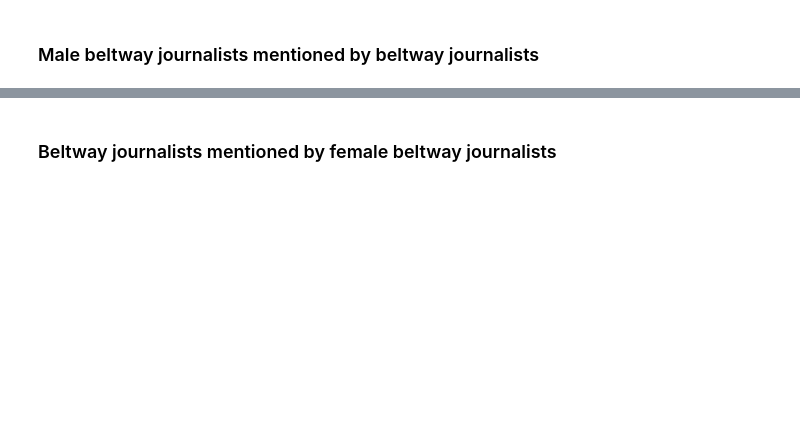
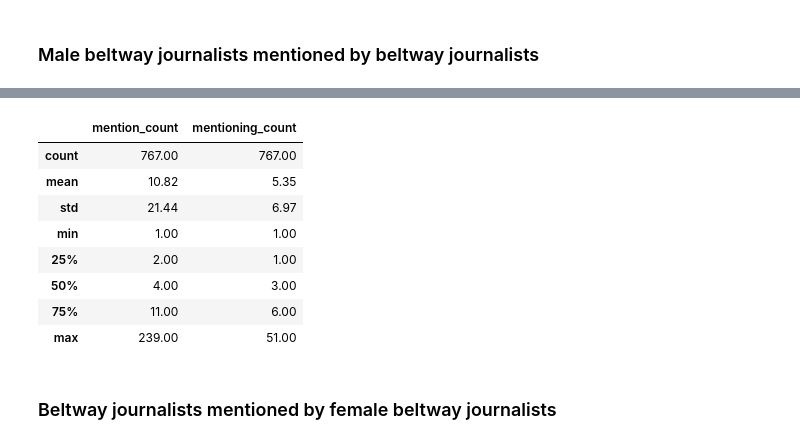
Before and after one commit to justinlittman/beltway_reporters, a Jupyter notebook: jupyter/Gender dynamics.ipynb, the cells around one changed output, grey strips where cells are left out. Cells and saved outputs as stored; diff of their text form; code cells hidden in the pictures; blank space fills up the shorter version.

```diff
--- a/jupyter/Gender dynamics.ipynb
+++ b/jupyter/Gender dynamics.ipynb
@@ -668,6 +692,18 @@ male_journalists_mention_summary_df[journalist_mention_summary_fields].head(25)
 | 16067683 | pauldemko | Demko, Paul Jeffrey | Politico | M | 8170 | 60 | 13 |
 | 59676104 | danbalz | Balz, Daniel | Washington Post | M | 90819 | 57 | 26 |
 | 71294756 | wolfblitzer | Blitzer, Wolf | CNN | M | 1281914 | 56 | 30 |
+# %%
+male_journalists_mention_summary_df[['mention_count', 'mentioning_count']].describe()
+# %% [output]
+|  | mention_count | mentioning_count |
+| count | 767.00 | 767.00 |
+| mean | 10.82 | 5.35 |
+| std | 21.44 | 6.97 |
+| min | 1.00 | 1.00 |
+| 25% | 2.00 | 1.00 |
+| 50% | 4.00 | 3.00 |
+| 75% | 11.00 | 6.00 |
+| max | 239.00 | 51.00 |
 # %% [markdown]
 ### Beltway journalists mentioned by female beltway journalists
 # %%
```
Also changed, not shown: parts of 26 cells of this notebook, 20 other files.
